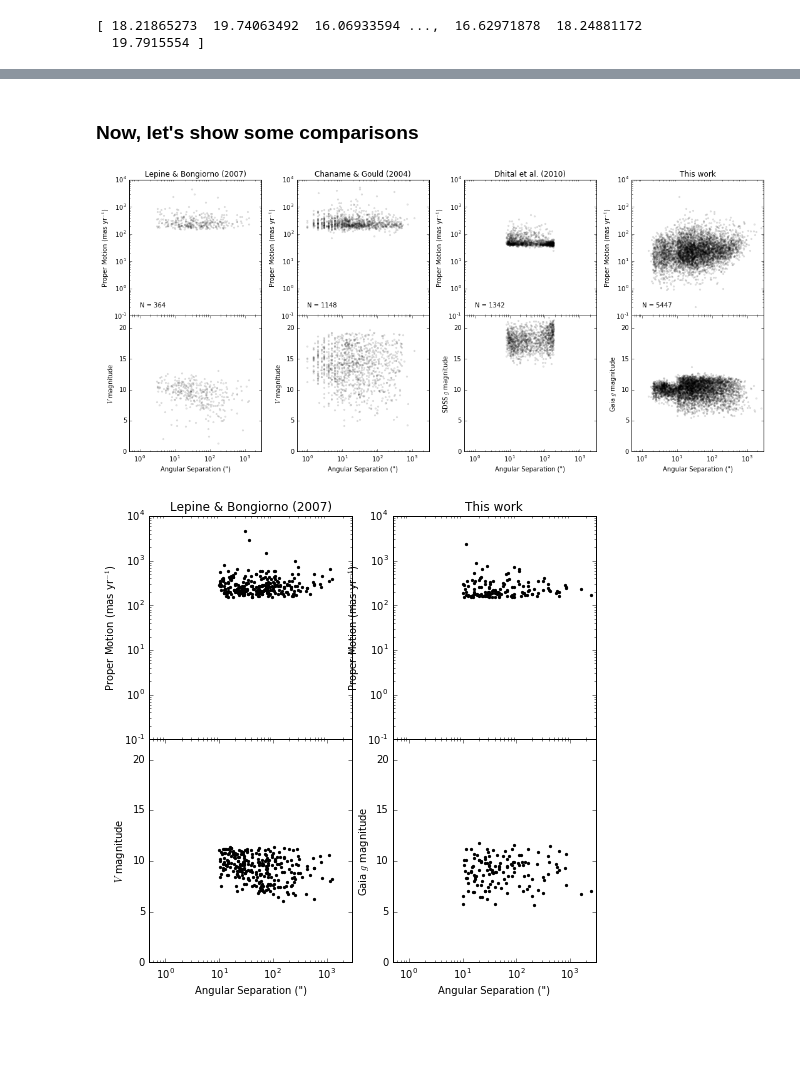
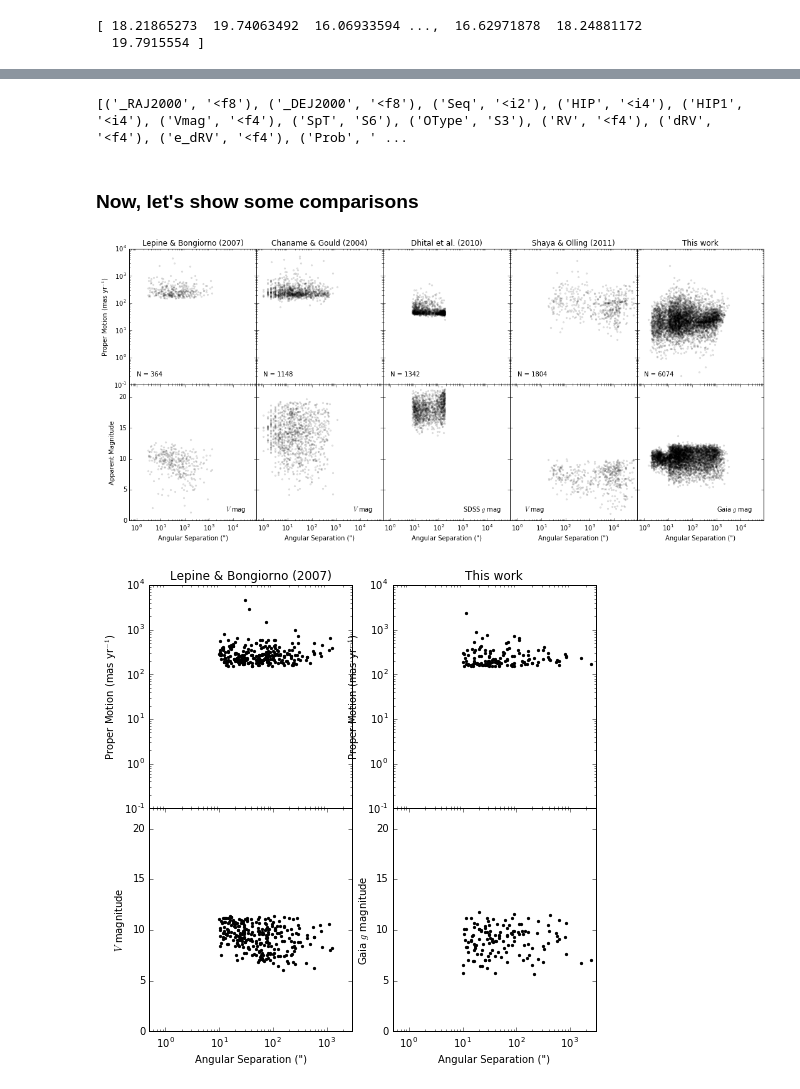
Before and after one commit to astroJeff/gaia_binaries, a Jupyter notebook: notebooks/Compare catalog.ipynb, the cells around one changed output, grey strips where cells are left out. Cells and saved outputs as stored; diff of their text form; code cells hidden in the pictures; blank space fills up the shorter version.

```diff
--- a/notebooks/Compare catalog.ipynb
+++ b/notebooks/Compare catalog.ipynb
@@ -46,7 +50,7 @@ dtype = [('P_posterior','f8'), ('theta','f8'),
 
 folder = '../data/TGAS/'
 
-TGAS = np.genfromtxt(folder+'gaia_wide_binaries_TGAS_plx_empirical_cleaned.txt', dtype=dtype, names=True)
+TGAS = np.genfromtxt(folder+'gaia_wide_binaries_TGAS_plx_exponential_cleaned.txt', dtype=dtype, names=True)
 TGAS = TGAS[TGAS['P_posterior'] > 0.99]
 print len(TGAS), TGAS.dtype
 # %% [output]
@@ -107,0 +114,4 @@ print D10['PSFMAG'].T[0][1]
+# %%
+filename = ('../data/hipparcos/hip2.dat')
+readme = ('../data/hipparcos/ReadMe')
+hip = Table.read(filename, format='cds', guess=False, readme=readme)
@@ -107,0 +125,6 @@ print D10['PSFMAG'].T[0][1]
+# %%
+filename = ('../data/SO11/shaya_catalog.vot')
+SO11 = Table.read(filename, format='votable')
+print SO11.dtype
+# %% [output]
+[('_RAJ2000', '<f8'), ('_DEJ2000', '<f8'), ('Seq', '<i2'), ('HIP', '<i4'), ('HIP1', '<i4'), ('Vmag', '<f4'), ('SpT', 'S6'), ('OType', 'S3'), ('RV', '<f4'), ('dRV', '<f4'), ('e_dRV', '<f4'), ('Prob', ' ...
@@ -108,7 +180,7 @@ print D10['PSFMAG'].T[0][1]
 # %% [markdown]
 ### Now, let's show some comparisons
 # %%
-fig, ax = plt.subplots(2, 4, figsize=(15,7))
+fig, ax = plt.subplots(2, 5, figsize=(15,7))
 
 
 # Lepine & Bongiorno (2007)
@@ -116,61 +188,77 @@ LB07_pm = np.sqrt(LB07['pmRA1']**2 + LB07['pmDE1']**2) * 1.0e3
 ax[0,0].scatter(LB07['Angsep'], LB07_pm, color='k', marker='.', alpha=0.1, rasterized=True)
 ax[1,0].scatter(LB07['Angsep'], LB07['Vmag1'], color='k', marker='.', alpha=0.1, rasterized=True)
 ax[0,0].set_title("Lepine & Bongiorno (2007)")
-ax[1,0].set_ylabel(r'$V$ magnitude')
+#ax[1,0].set_ylabel(r'$V$ magnitude')
 ax[0,0].text(1, 0.2, "N = " + str(len(LB07)))
-
+ax[1,0].text(5.0e3, 1.5, r'$V$ mag')
 
 # Chaname & Gould (2004)
 CG04_pm = np.sqrt(CG04['pmRA-A']**2 + CG04['pmDE-A']**2) * 1.0e3
 ax[0,1].scatter(CG04['DelSep'], CG04_pm, color='k', marker='.', alpha=0.1, rasterized=True)
 ax[1,1].scatter(CG04['DelSep'], CG04['VmagA'], color='k', marker='.', alpha=0.1, rasterized=True)
 ax[0,1].set_title('Chaname & Gould (2004)')
-ax[1,1].set_ylabel(r'$V$ magnitude')
+#ax[1,1].set_ylabel(r'$V$ magnitude')
 ax[0,1].text(1, 0.2, "N = " + str(len(CG04)))
-
+ax[1,1].text(5.0e3, 1.5, r'$V$ mag')
 
 # Slowpokes pairs - Dhital et al. (2010)
 D10_pm = np.sqrt(D10['PMRA'].T[0]**2 + D10['PMDEC'].T[0]**2)
 ax[0,2].scatter(D10['THETA'], D10_pm, color='k', marker='.', alpha=0.1, rasterized=True)
 ax[1,2].scatter(D10['THETA'], D10['PSFMAG'].T[0][1], color='k', marker='.', alpha=0.1, rasterized=True) # SDSS PSF g magnitude
 ax[0,2].set_title('Dhital et al. (2010)')
-ax[1,2].set_ylabel(r'SDSS $g$ magnitude')
+#ax[1,2].set_ylabel(r'SDSS $g$ magnitude')
 ax[0,2].text(1, 0.2, "N = " + str(len(D10)))
+ax[1,2].text(1.0e3, 1.5, r'SDSS $g$ mag')
 
+# Hipparcos pairs - Shaya & Olling (2011)
+SO11_pm = np.sqrt(SO_pairs['mu_ra_1']**2 + SO_pairs['mu_dec_1']**2)
+ax[0,3].scatter(SO_pairs['theta'], SO11_pm, color='k', marker='.', alpha=0.1, rasterized=True)
+ax[1,3].scatter(SO_pairs['theta'], SO_pairs['Vmag_1'], color='k', marker='.', alpha=0.1, rasterized=True) # SDSS PSF g magnitude
+ax[0,3].set_title('Shaya & Olling (2011)')
+#ax[1,3].set_ylabel(r'$V$ magnitude')
+ax[0,3].text(1, 0.2, "N = " + str(len(SO11)))
+ax[1,3].text(2.0e0, 1.5, r'$V$ mag')
 
 # Our pairs
 TGAS_pm = np.sqrt(TGAS['mu_ra_1']**2 + TGAS['mu_dec_1']**2)
-ax[0,3].scatter(TGAS['theta'], TGAS_pm, color='k', marker='.', alpha=0.1, rasterized=True)
-ax[1,3].scatter(TGAS['theta'], TGAS['gaia_g_mag_1'], color='k', marker='.', alpha=0.1, rasterized=True)
-ax[0,3].set_title('This work')
-ax[1,3].set_ylabel(r'Gaia $g$ magnitude')
-ax[0,3].text(1, 0.2, "N = " + str(len(TGAS)))
+ax[0,4].scatter(TGAS['theta'], TGAS_pm, color='k', marker='.', alpha=0.1, rasterized=True)
+ax[1,4].scatter(TGAS['theta'], TGAS['gaia_g_mag_1'], color='k', marker='.', alpha=0.1, rasterized=True)
+ax[0,4].set_title('This work')
+#ax[1,4].set_ylabel(r'Gaia $g$ magnitude')
+ax[0,4].text(1, 0.2, "N = " + str(len(TGAS)))
+ax[1,4].text(1.0e3, 1.5, r'Gaia $g$ mag')
 
 
-
-for i in np.arange(4):
+for i in np.arange(5):
     ax[1,i].set_xscale('log')
-    ax[1,i].set_xlim(0.5, 3000)
+    ax[1,i].set_xlim(0.5, 90000)
     ax[1,i].set_xlabel('Angular Separation (")')
     ax[1,i].set_ylim(0,22)
+    if i != 0:
+        ax[1,i].set_yticklabels([])
 
-for i in np.arange(4):
+for i in np.arange(5):
     ax[0,i].set_xscale('log')
     ax[0,i].set_yscale('log')
-    ax[0,i].set_xlim(0.5, 3000)
+    ax[0,i].set_xlim(0.5, 90000)
     ax[0,i].set_ylim(0.1, 1.0e4)
 #    ax[0,i].set_xlabel('Angular Separation (")')
     ax[0,i].set_xticks([])
-    ax[0,i].set_ylabel(r'Proper Motion (mas yr$^{-1}$)')
+    if i != 0:
+        ax[0,i].set_yticklabels([])
+
+
+ax[0,0].set_ylabel(r'Proper Motion (mas yr$^{-1}$)')
+ax[1,0].set_ylabel('Apparent Magnitude')
 
 
 
 plt.tight_layout()
-plt.subplots_adjust(hspace=0)
-#plt.savefig('../figures/compare_catalog.pdf')
-plt.show()
+plt.subplots_adjust(hspace=0, wspace=0)
+plt.savefig('../figures/compare_catalog.pdf')
+#plt.show()
 # %% [output]
-[figure, old version]
+[figure, new version]
 # %%
 fig, ax = plt.subplots(2, 2, figsize=(8,8))
 
```
Also changed, not shown: parts of 5 cells of this notebook, 4 other files.
